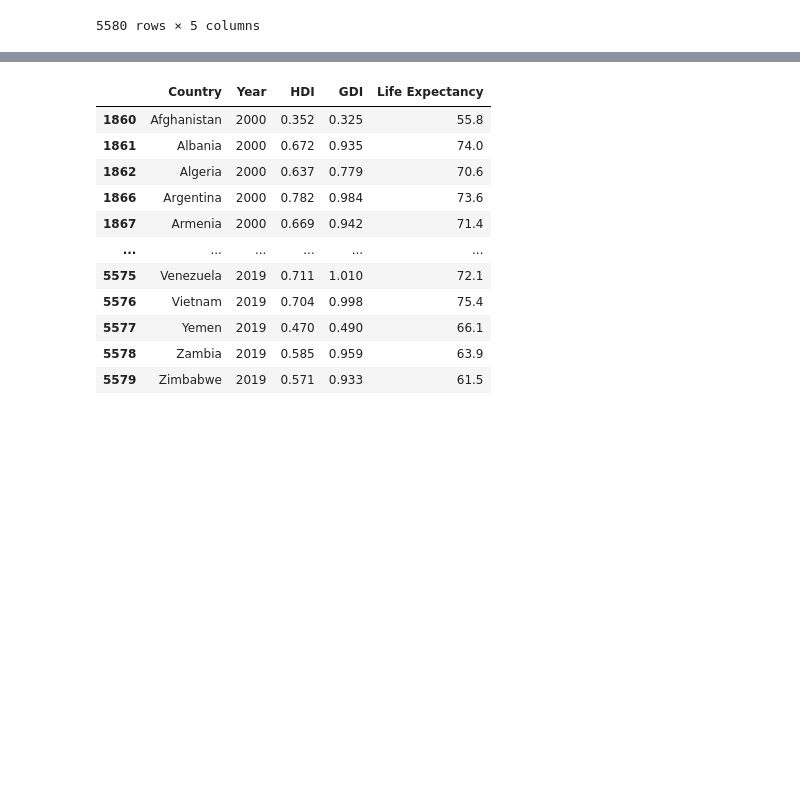
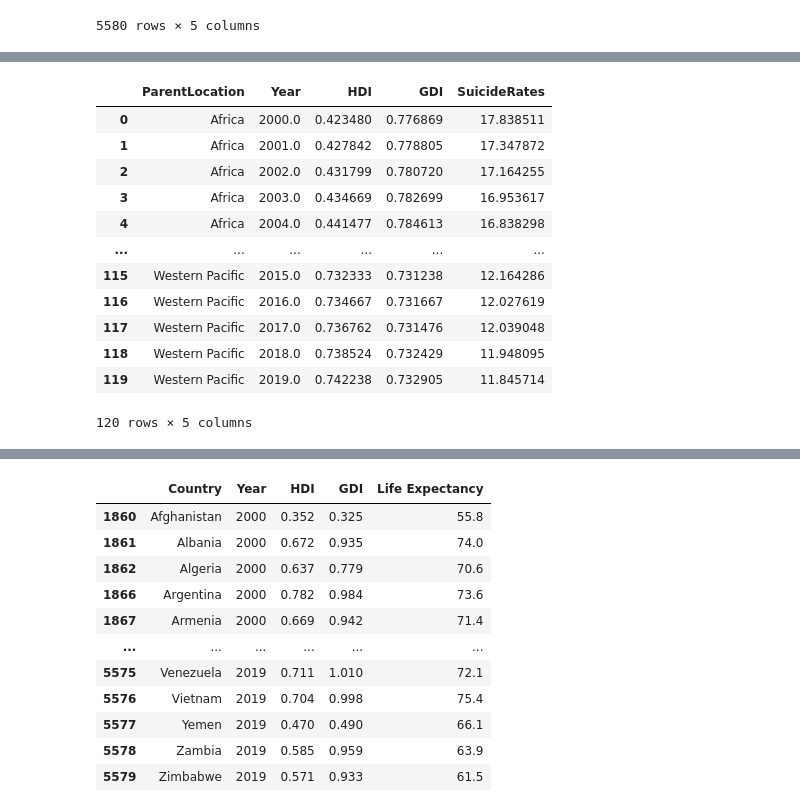
Before and after one commit to HowardKim/571-viz, a Jupyter notebook: data-eng.ipynb, the cells around one changed output, grey strips where cells are left out. Cells and saved outputs as stored; diff of their text form; code cells hidden in the pictures; blank space fills up the shorter version.

```diff
--- a/data-eng.ipynb
+++ b/data-eng.ipynb
@@ -188,0 +219,20 @@ bt_suicide_data.to_excel('All_data.xlsx')
+# %%
+continent_group = all_values.groupby(['ParentLocation', 'Year'], as_index=False)
+continent_values = continent_group['HDI'].mean()
+continent_values['GDI'] = continent_group['GDI'].mean()['GDI']
+continent_values['SuicideRates'] = continent_group['FactValueNumeric'].mean()['FactValueNumeric']
+continent_values
+# %% [output]
+|  | ParentLocation | Year | HDI | GDI | SuicideRates |
+| 0 | Africa | 2000.0 | 0.423480 | 0.776869 | 17.838511 |
+| 1 | Africa | 2001.0 | 0.427842 | 0.778805 | 17.347872 |
+| 2 | Africa | 2002.0 | 0.431799 | 0.780720 | 17.164255 |
+| 3 | Africa | 2003.0 | 0.434669 | 0.782699 | 16.953617 |
+| 4 | Africa | 2004.0 | 0.441477 | 0.784613 | 16.838298 |
+| ... | ... | ... | ... | ... | ... |
+| 115 | Western Pacific | 2015.0 | 0.732333 | 0.731238 | 12.164286 |
+| 116 | Western Pacific | 2016.0 | 0.734667 | 0.731667 | 12.027619 |
+| 117 | Western Pacific | 2017.0 | 0.736762 | 0.731476 | 12.039048 |
+| 118 | Western Pacific | 2018.0 | 0.738524 | 0.732429 | 11.948095 |
+| 119 | Western Pacific | 2019.0 | 0.742238 | 0.732905 | 11.845714 |
+120 rows × 5 columns
```
Also changed, not shown: parts of 13 cells of this notebook, 3 other files.
